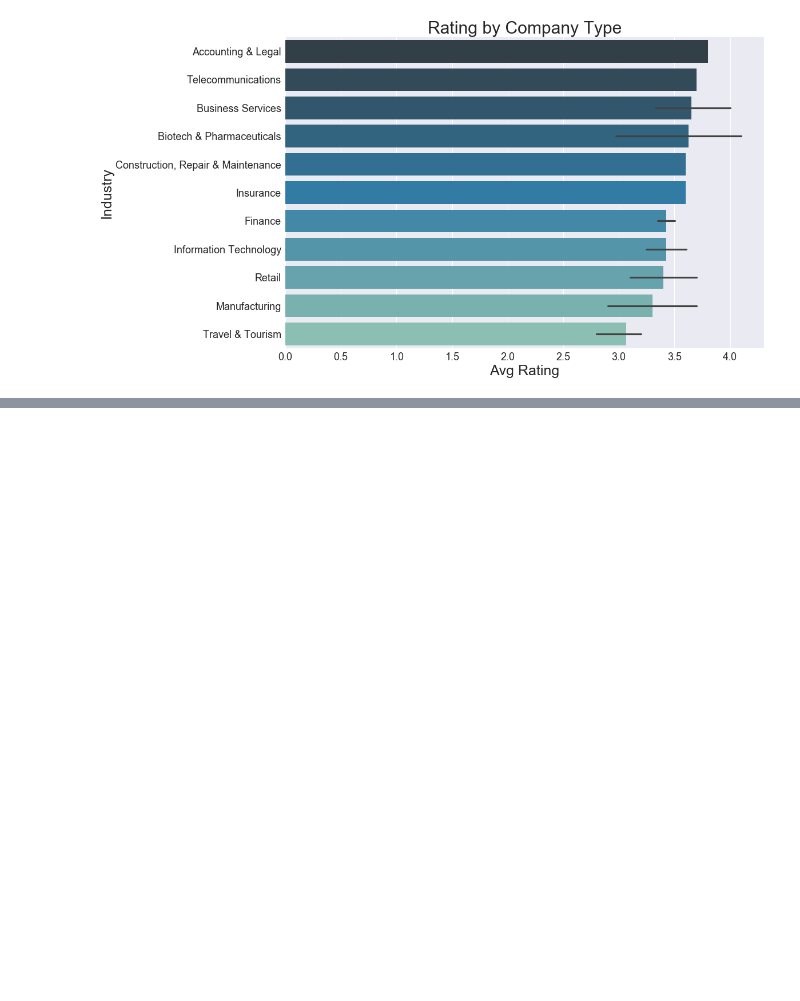
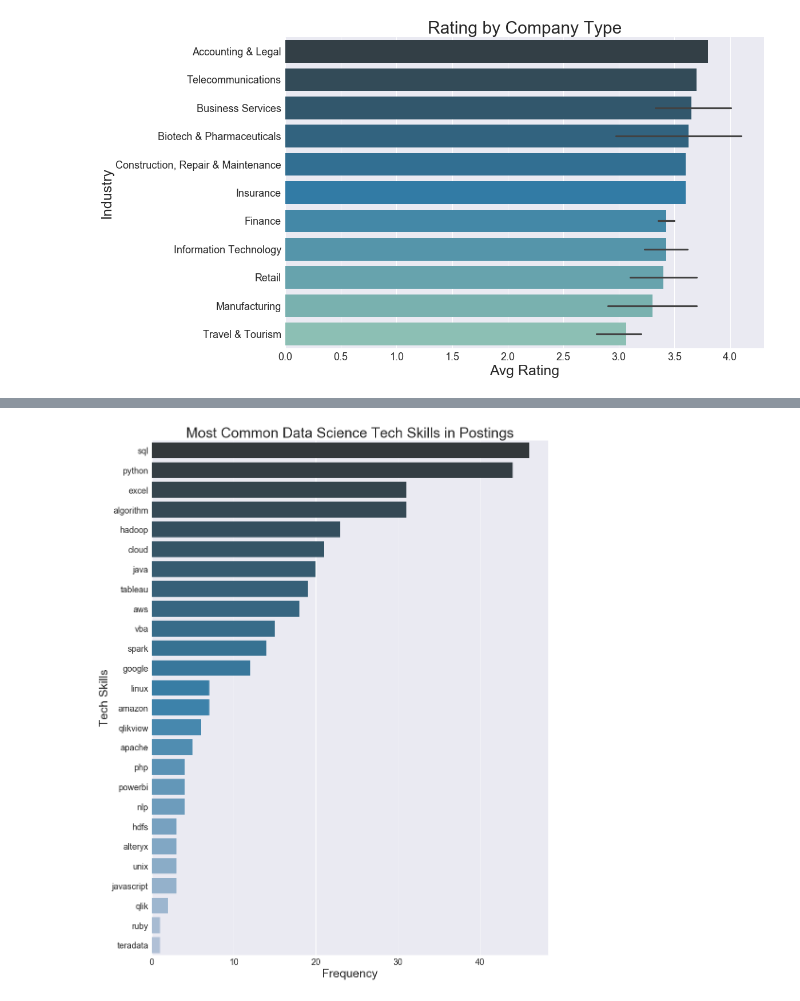
Before and after one commit to jasonchanhku/DataScienceDemand, a Jupyter notebook: Data Science Demand in Hong Kong.ipynb, the cells around one changed output, grey strips where cells are left out. Cells and saved outputs as stored; diff of their text form; code cells hidden in the pictures; blank space fills up the shorter version.

```diff
--- a/Data Science Demand in Hong Kong.ipynb
+++ b/Data Science Demand in Hong Kong.ipynb
@@ -336,0 +432,3 @@ sns.plt.show()
+# %%
+tech_common = pd.DataFrame(list(dict(tech_cloud.most_common()).items()), columns=['Tech Skill', 'Frequency'])
+tech_common.head(10)
@@ -336,0 +447,9 @@ sns.plt.show()
+# %%
+plt.subplots(figsize=(15, 20))
+q1 = sns.barplot(x='Frequency', y = 'Tech Skill', data = tech_common, palette='PuBu_d')
+q1.set_title('Most Common Data Science Tech Skills in Postings', fontsize = 30)
+q1.set_ylabel('Tech Skills',fontsize = 25)
+q1.set_xlabel('Frequency',fontsize = 25)
+q1.tick_params(labelsize = 18)
+# %% [output]
+[figure, added]
```
Also changed, not shown: parts of 16 cells of this notebook.
